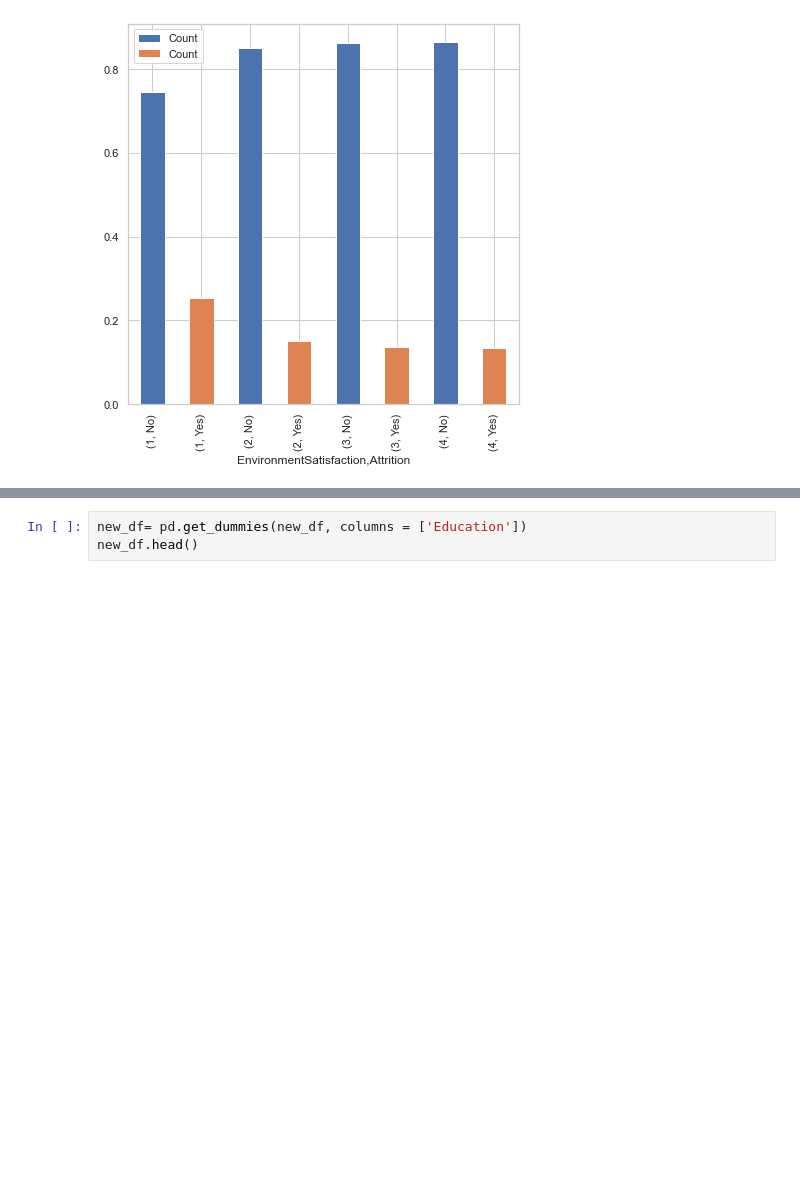
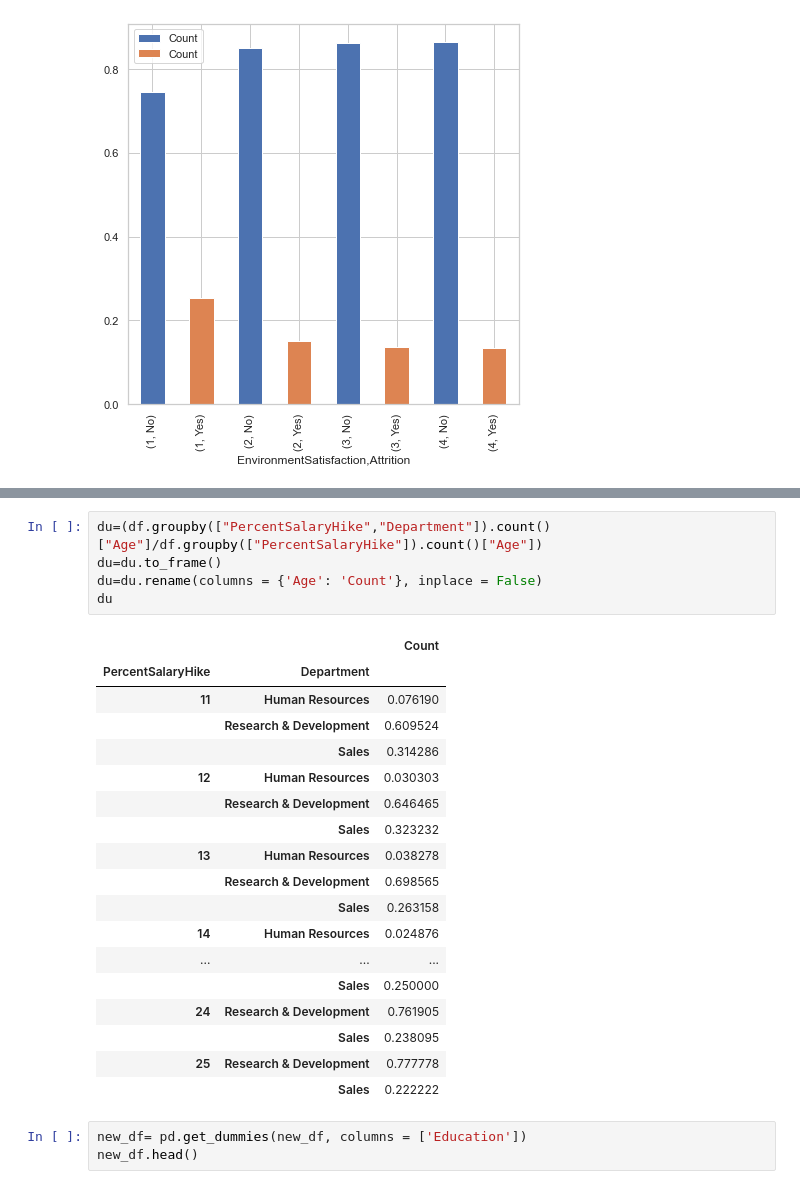
Before and after one commit to Ghosh-Anisha/Data-Analytics-Mini-Project, a Jupyter notebook: Anisha_0-7.ipynb, the cells around one changed output, grey strips where cells are left out. Drawn from its saved outputs; the diff is of its cells as text; blank space fills up the shorter version.

```diff
--- a/Anisha_0-7.ipynb
+++ b/Anisha_0-7.ipynb
@@ -549,3 +573,27 @@ pd.concat(
+# %%
+du=(df.groupby(["PercentSalaryHike","Department"]).count()["Age"]/df.groupby(["PercentSalaryHike"]).count()["Age"])
+du=du.to_frame()
+du=du.rename(columns = {'Age': 'Count'}, inplace = False)
+du
+# %% [output]
+|  |  | Count |
+| PercentSalaryHike | Department |  |
+| 11 | Human Resources | 0.076190 |
+|  | Research & Development | 0.609524 |
+|  | Sales | 0.314286 |
+| 12 | Human Resources | 0.030303 |
+|  | Research & Development | 0.646465 |
+|  | Sales | 0.323232 |
+| 13 | Human Resources | 0.038278 |
+|  | Research & Development | 0.698565 |
+|  | Sales | 0.263158 |
+| 14 | Human Resources | 0.024876 |
+| ... | ... | ... |
+|  | Sales | 0.250000 |
+| 24 | Research & Development | 0.761905 |
+|  | Sales | 0.238095 |
+| 25 | Research & Development | 0.777778 |
+|  | Sales | 0.222222 |
 # %%
 new_df= pd.get_dummies(new_df, columns = ['Education'])
 new_df.head()
```
Also changed, not shown: parts of 10 cells of this notebook.
